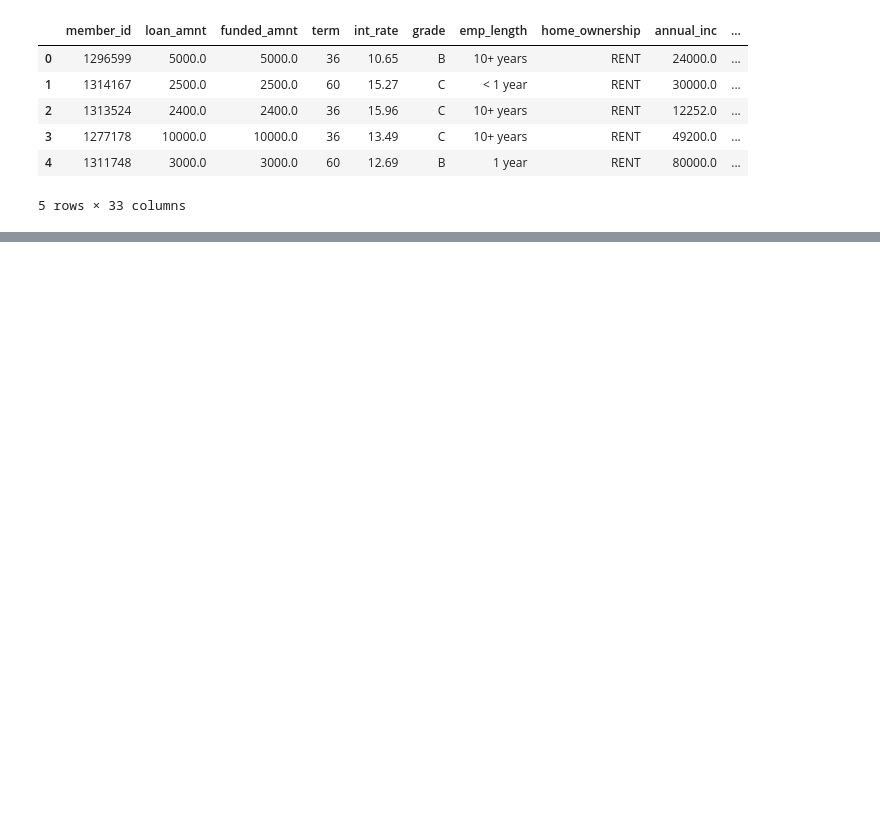
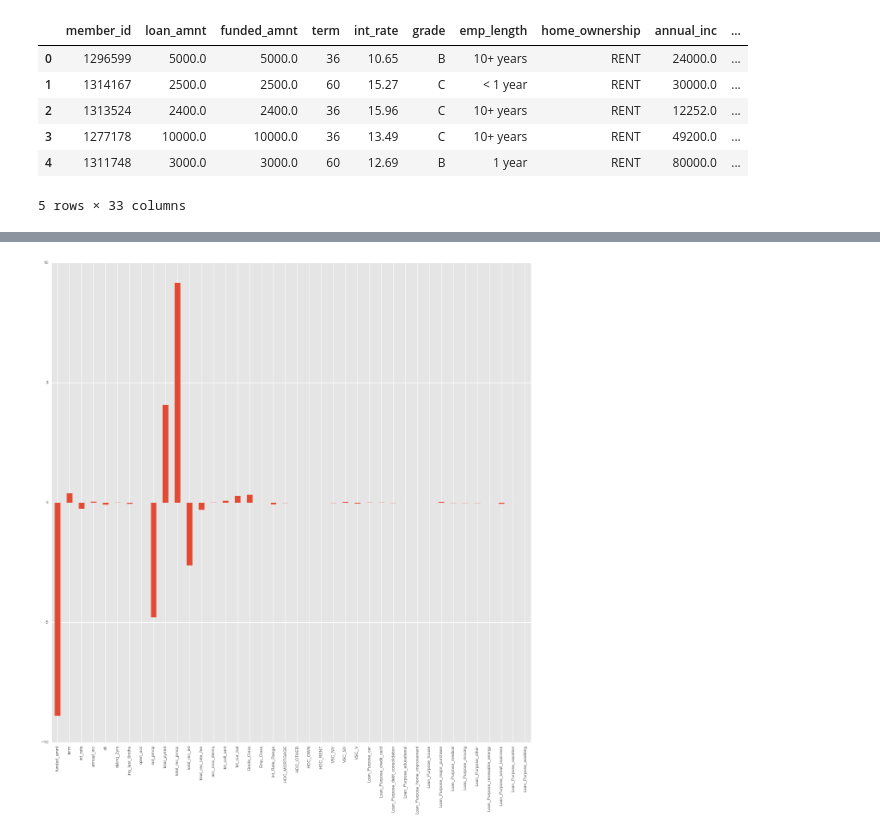
Before and after one commit to mridulja/MSDS7331_Project1, a Jupyter notebook: MiniLab1_RevA.ipynb, the cells around one changed output, grey strips where cells are left out. Cells and saved outputs as stored; diff of their text form; code cells hidden in the pictures; blank space fills up the shorter version.

```diff
--- a/MiniLab1_RevA.ipynb
+++ b/MiniLab1_RevA.ipynb
@@ -325,0 +455,34 @@ Name: Loan_Class, dtype: object
+# %%
+from sklearn.preprocessing import StandardScaler
+
+# we want to normalize the features based upon the mean and standard deviation of each column.
+# However, we do not want to accidentally use the testing data to find out the mean and std (this would be snooping)
+# to Make things easier, let's start by just using whatever was last stored in the variables:
+##    X_train , y_train , X_test, y_test (they were set in a for loop above)
+
+# scale attributes by the training set
+scl_obj = StandardScaler()
+scl_obj.fit(X_train) # find scalings for each column that make this zero mean and unit std
+# the line of code above only looks at training data to get mean and std and we can use it
+# to transform new feature data
+
+X_train_scaled = scl_obj.transform(X_train) # apply to training
+X_test_scaled = scl_obj.transform(X_test) # apply those means and std to the test set (without snooping at the test set values)
+
+# train the model just as before
+lr_clf = LogisticRegression(penalty='l2', C=0.05) # get object, the 'C' value is less (can you guess why??)
+lr_clf.fit(X_train_scaled,y_train)  # train object
+
+y_hat = lr_clf.predict(X_test_scaled) # get test set precitions
+
+acc = mt.accuracy_score(y_test,y_hat)
+conf = mt.confusion_matrix(y_test,y_hat)
+print 'accuracy:', acc
+print conf
+print
+
+# sort these attributes and spit them out
+zip_vars = zip(lr_clf.coef_.T,loan_df_Historical.columns) # combine attributes
+zip_vars.sort(key = lambda t: np.abs(t[0])) # sort them by the magnitude of the weight
+for coef, name in zip_vars:
+    print name, 'has weight of', coef[0] # now print them out
@@ -325,0 +507,12 @@ Name: Loan_Class, dtype: object
+# %%
+# now let's make a pandas Series with the names and values, and plot them
+from matplotlib import pyplot as plt
+%matplotlib inline
+plt.style.use('ggplot')
+fig = plt.figure(figsize=(20, 20))
+
+weights = pd.Series(lr_clf.coef_[0],index=loan_df_Historical.columns)
+weights.plot(kind='bar')
+plt.show()
+# %% [output]
+[figure, added]
```
Also changed, not shown: parts of 19 cells of this notebook.
